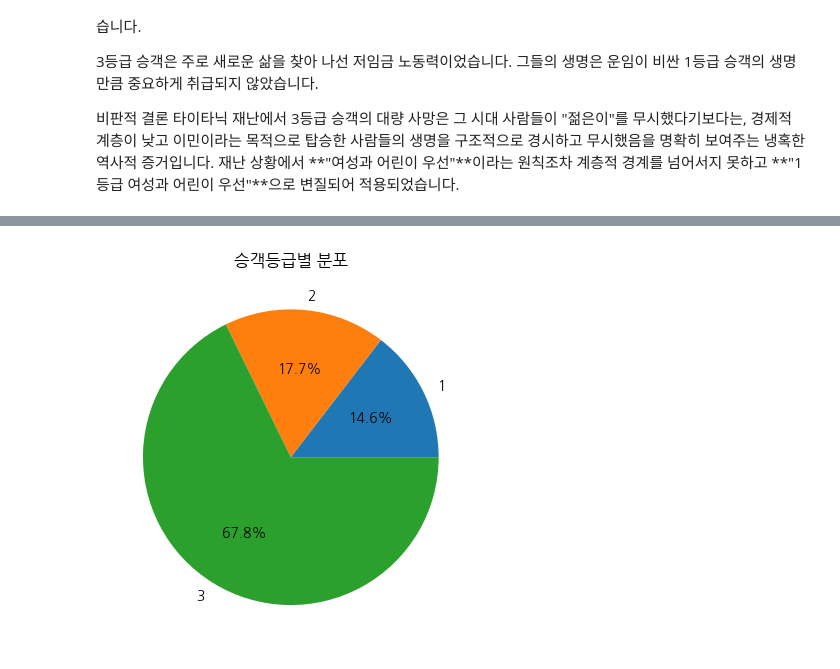
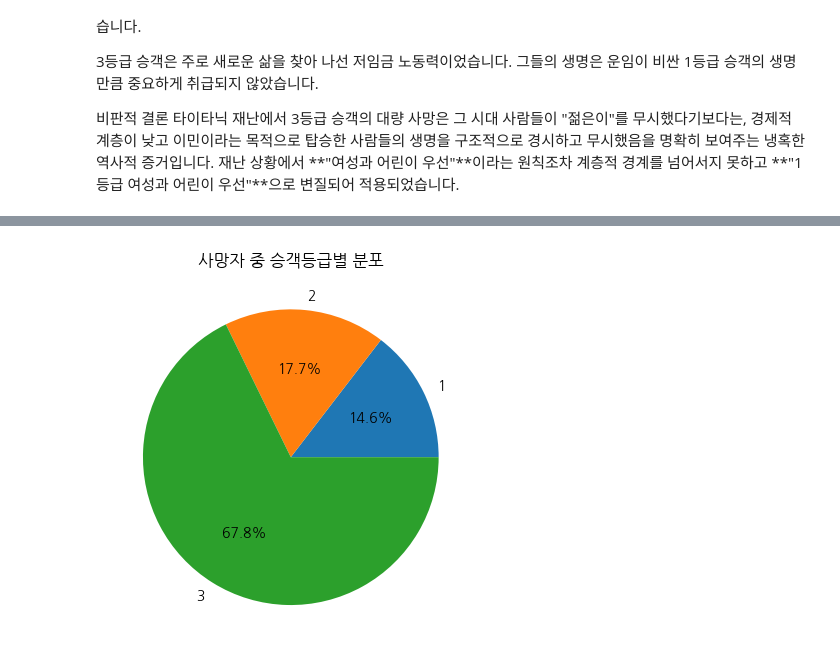
Before and after one commit to An0jin/Titanic, a Jupyter notebook: main.ipynb, the cells around one changed output, grey strips where cells are left out. Saved outputs shown, nothing was run; the diff lists cells and outputs as text; code cells hidden in the pictures.

```diff
--- a/main.ipynb
+++ b/main.ipynb
@@ -53,6 +56,10 @@ titanic
 | 890 | 0 | 3 | male | 32.0 | 0 | 0 | 7.7500 | Q | Third | man | True | ... |
 891 rows × 15 columns
 # %%
-titanic=titanic[['생존여부', '승객등급', '성별', '연령', '선실등급','선실','탑승도시','생존여부_텍스트']]
+titanic=titanic[['생존여부', '승객등급','형제/배우자수'	,'부모/자녀수','요금', '성별', '연령', '선실등급','선실','탑승도시','생존여부_텍스트']]
+titanic['그룹'] = '그 외 (Others)'
+titanic.loc[(titanic['성별'] == 'male') & (titanic['연령'] >= 16), '그룹'] = '성인 남성 (Adult Male)'
+titanic['가족유무'] = titanic['형제/배우자수'] + titanic['부모/자녀수']
+titanic['가족유무'] = titanic['가족유무'].apply(lambda x: True if x > 0 else False)
 titanic
 # %% [output]
@@ -206,10 +220,10 @@ plt.show()
 # %%
 import matplotlib.pyplot as plt
 import koreanize_matplotlib
 tf=titanic[titanic['생존여부']==0]
 tf=tf.groupby('승객등급').size()
 plt.pie(x=tf, labels=tf.index, autopct='%.1f%%')
-plt.title('승객등급별 분포')
+plt.title('사망자 중 승객등급별 분포')
 plt.show()
 # %% [output]
-[figure, old version]
+[figure, new version]
```
Also changed, not shown: parts of 17 cells of this notebook, 2 other files.
